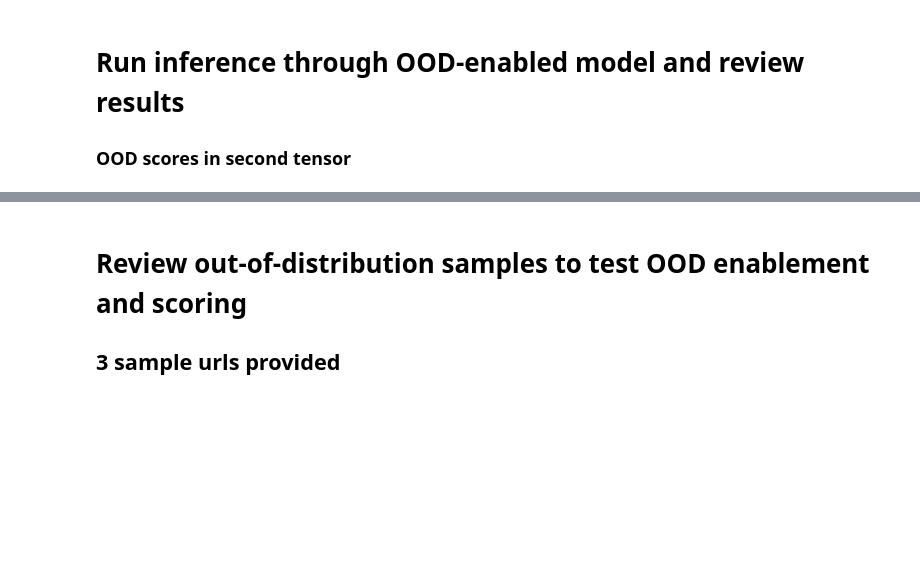
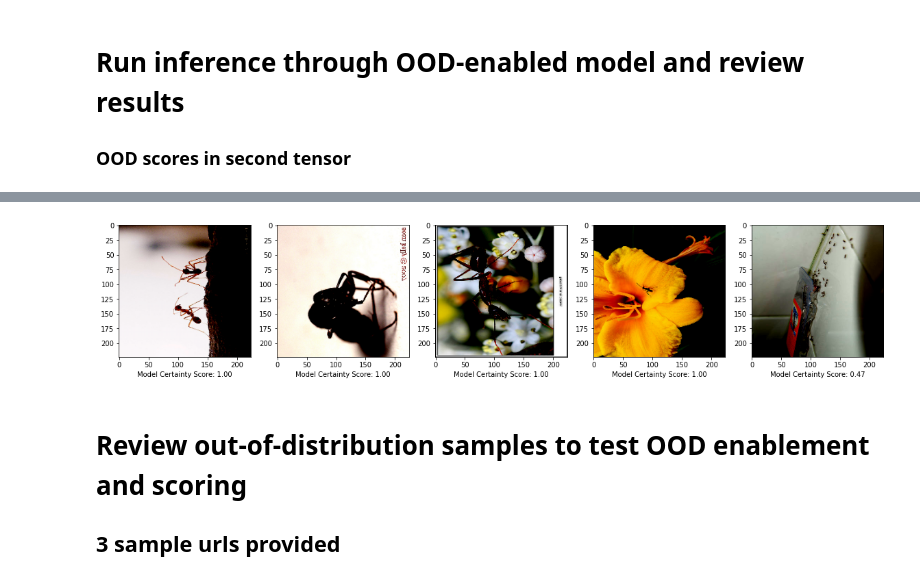
Before and after one commit to trustyai-explainability/trustyai-ood, a Jupyter notebook: examples/getting-started-example.ipynb, the cells around one changed output, grey strips where cells are left out. Saved outputs shown, nothing was run; the diff lists cells and outputs as text; code cells hidden in the pictures; blank space fills up the shorter version.

```diff
--- a/examples/getting-started-example.ipynb
+++ b/examples/getting-started-example.ipynb
@@ -41,5 +44,5 @@ from ood_enabler.util.constants import SavedModelFormat
 # %%
-def show_images(inputs):
+def show_images(inputs, scores):
     w = 10
     h = 10
     fig = plt.figure(figsize=(20, 20))
@@ -50,6 +53,7 @@ def show_images(inputs):
         img = inputs[i - 1].T
         fig.add_subplot(rows, columns, i)
         plt.imshow(img)
+        plt.xlabel("Model Certainty Score: {0:.2f}".format(float(scores[i-1])))
     plt.show()
 # %% [markdown]
 # Define metadata for the model that will be used
@@ -98,4 +124,4 @@ show_images(torch.Tensor(data['inputs'][0]['data']))
 # Run inference through OOD-enabled model and review results
 ### OOD scores in second tensor
 # %%
-model.model(torch.Tensor(data['inputs'][0]['data']))
+scores = model.model(torch.Tensor(data['inputs'][0]['data']))
@@ -101,0 +133,3 @@ model.model(torch.Tensor(data['inputs'][0]['data']))
+# %%
+show_images(torch.Tensor(data['inputs'][0]['data']), list(scores[1]))
+# %% [output]
@@ -102,3 +141,4 @@ model.model(torch.Tensor(data['inputs'][0]['data']))
+[figure, added]
 # %% [markdown]
 # Review out-of-distribution samples to test OOD enablement and scoring
 ## 3 sample urls provided
```
Also changed, not shown: parts of 15 cells of this notebook.
